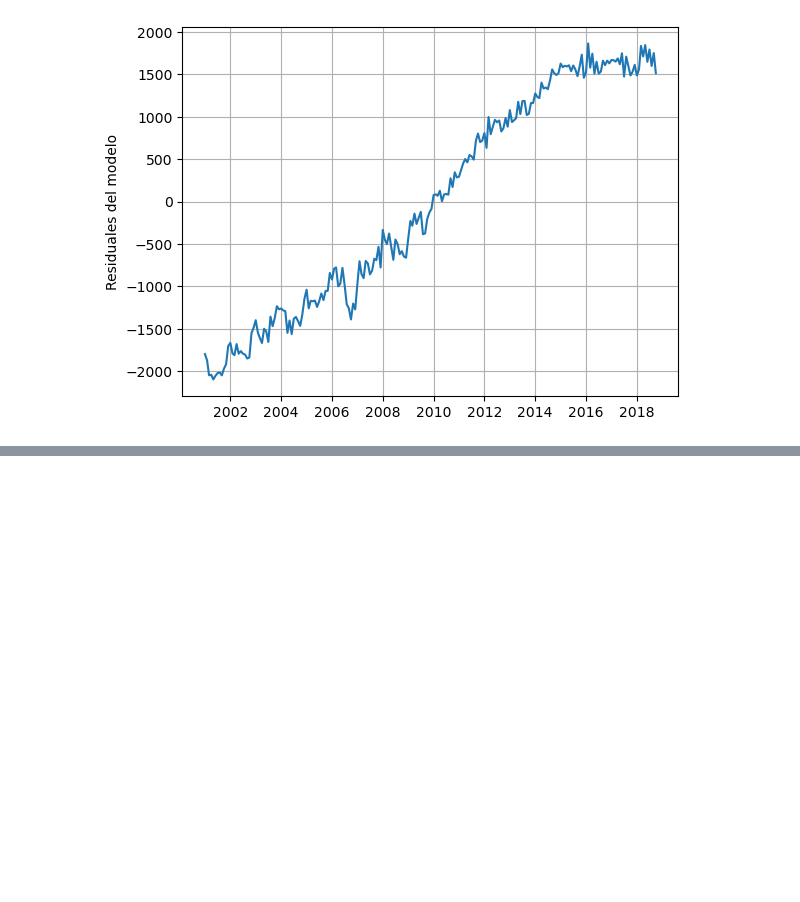
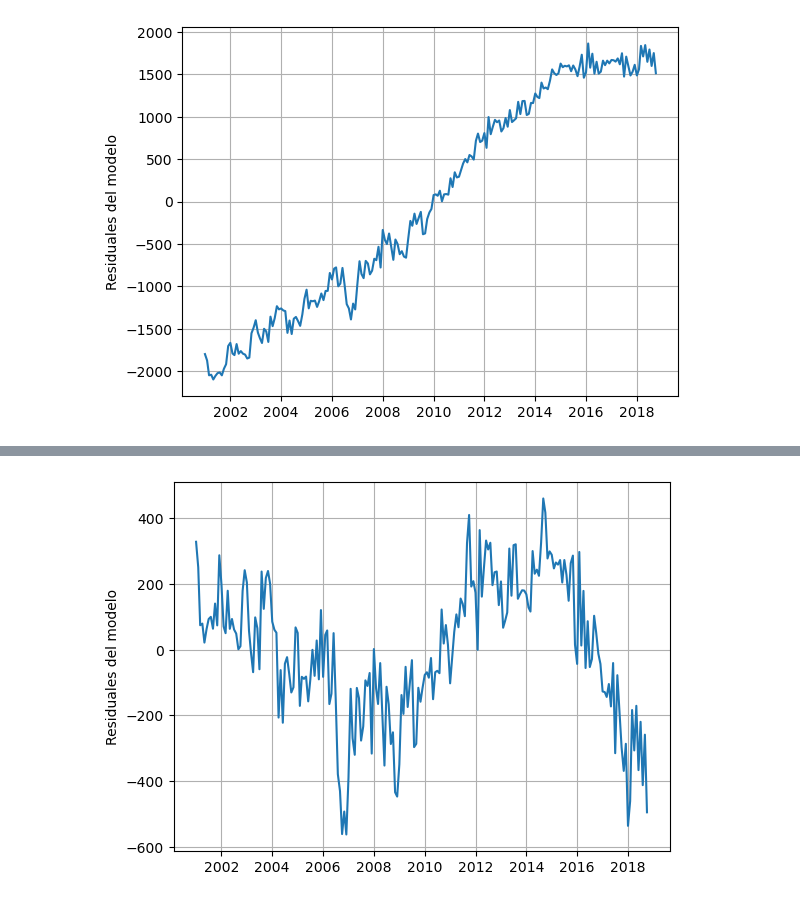
Before and after one commit to carlosjara/MCD_FAII, a Jupyter notebook: FAII/FAII/Talleres/T2_Tendencia_y_Estacionalidad.ipynb, the cells around one changed output, grey strips where cells are left out. Drawn from its saved outputs; the diff is of its cells as text; code cells hidden in the pictures; blank space fills up the shorter version.

```diff
--- a/FAII/FAII/Talleres/T2_Tendencia_y_Estacionalidad.ipynb
+++ b/FAII/FAII/Talleres/T2_Tendencia_y_Estacionalidad.ipynb
@@ -187,0 +201,6 @@ ValueError: Found input variables with inconsistent numbers of samples: [6, 12]
+# %%
+plt.ylabel("Residuales del modelo")
+plt.plot(pol_2.resid)
+plt.grid()
+# %% [output]
+[figure, added]
```
Also changed, not shown: parts of 88 cells of this notebook, 11 other files.
